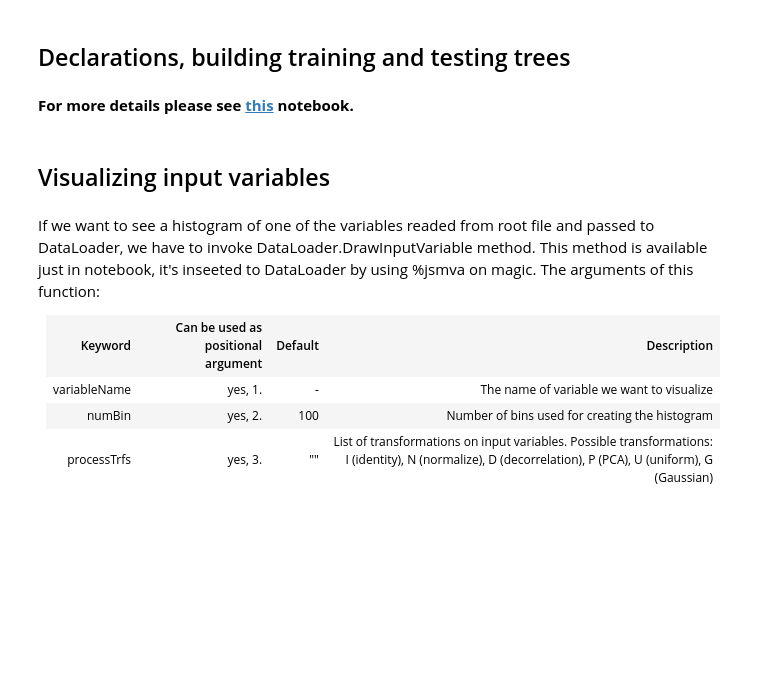
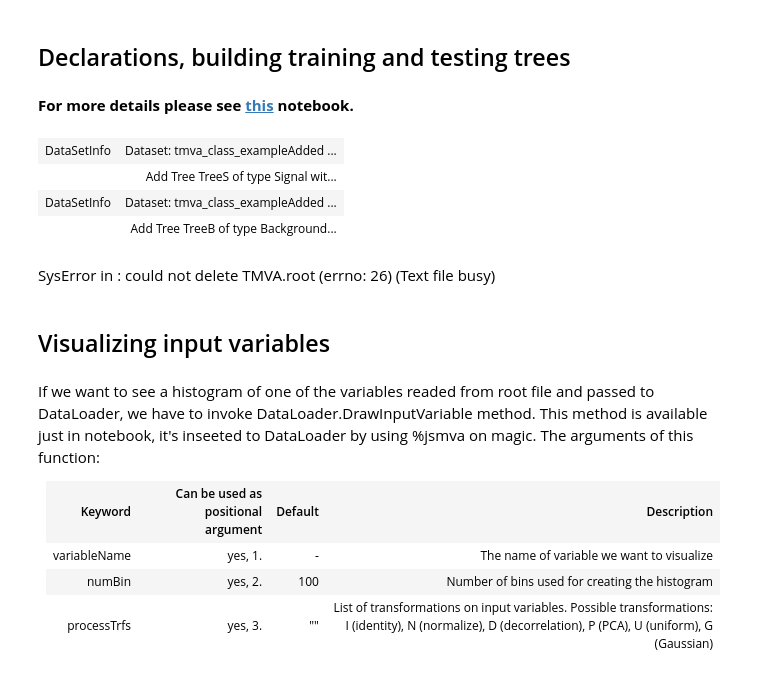
Before and after one commit to qati/GSOC16, a Jupyter notebook: notebooks/ROOTbooks-TMVA-Input.ipynb, the cells around one changed output. Cells and saved outputs as stored; diff of their text form; code cells hidden in the pictures; blank space fills up the shorter version.

```diff
--- a/notebooks/ROOTbooks-TMVA-Input.ipynb
+++ b/notebooks/ROOTbooks-TMVA-Input.ipynb
@@ -29,7 +31,7 @@ outputFile = TFile( "TMVA.root", 'RECREATE' )
 TMVA.Tools.Instance()
 
 factory = TMVA.Factory(JobName="TMVAClassification", TargetFile=outputFile,
-            V=True, Color=True, DrawProgressBar=True, Transformations=["I", "D", "P", "G","D"],
+            V=False, Color=True, DrawProgressBar=True, Transformations=["I", "D", "P", "G","D"],
                        AnalysisType="Classification")
 
 dataset = "tmva_class_example"
@@ -41,33 +43,39 @@ loader.AddVariable( "var3",                "Variable 3", 'F' )
 loader.AddVariable( "var4",                "Variable 4", 'F' )
 
 loader.AddSpectator( "spec1:=var1*2",  "Spectator 1",  'F' )
 loader.AddSpectator( "spec2:=var1*3",  "Spectator 2",  'F' )
 
 if ROOT.gSystem.AccessPathName( "./tmva_class_example.root" ) != 0:
     ROOT.gSystem.Exec( "wget https://root.cern.ch/files/tmva_class_example.root")
 
 input = TFile.Open( "./tmva_class_example.root" )
 
 # Get the signal and background trees for training
 signal      = input.Get( "TreeS" )
 background  = input.Get( "TreeB" )
 
 # Global event weights (see below for setting event-wise weights)
 signalWeight     = 1.0
 backgroundWeight = 1.0
 
 mycuts = TCut("")
 mycutb = TCut("")
 
 loader.AddSignalTree(signal, signalWeight)
 loader.AddBackgroundTree(background, backgroundWeight)
 loader.fSignalWeight = signalWeight
 loader.fBackgroundWeight = backgroundWeight
 loader.fTreeS = signal
 loader.fTreeB = background
 
 loader.PrepareTrainingAndTestTree(SigCut=mycuts, BkgCut=mycutb,
             nTrain_Signal=0, nTrain_Background=0, SplitMode="Random", NormMode="NumEvents", V=False)
+# %% [output]
+| DataSetInfo | Dataset: tmva_class_exampleAdded ... |
+|  | Add Tree TreeS of type Signal wit... |
+| DataSetInfo | Dataset: tmva_class_exampleAdded ... |
+|  | Add Tree TreeB of type Background... |
+SysError in : could not delete TMVA.root (errno: 26) (Text file busy)
 # %% [markdown]
 ## Visualizing input variables
 # %% [markdown]
```
Also changed, not shown: parts of 4 cells of this notebook, 2 other files.
